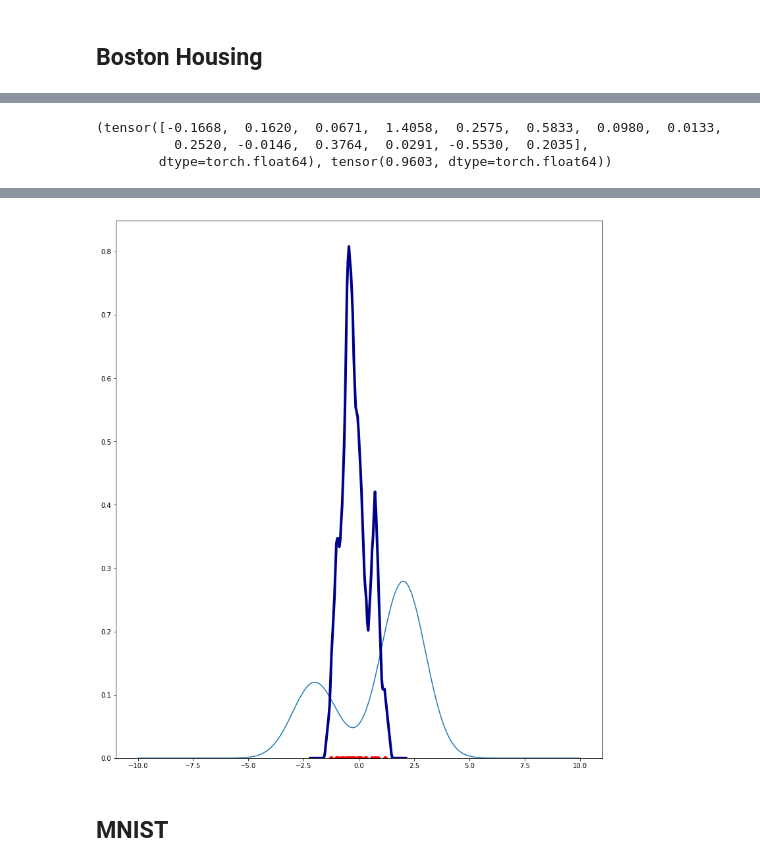
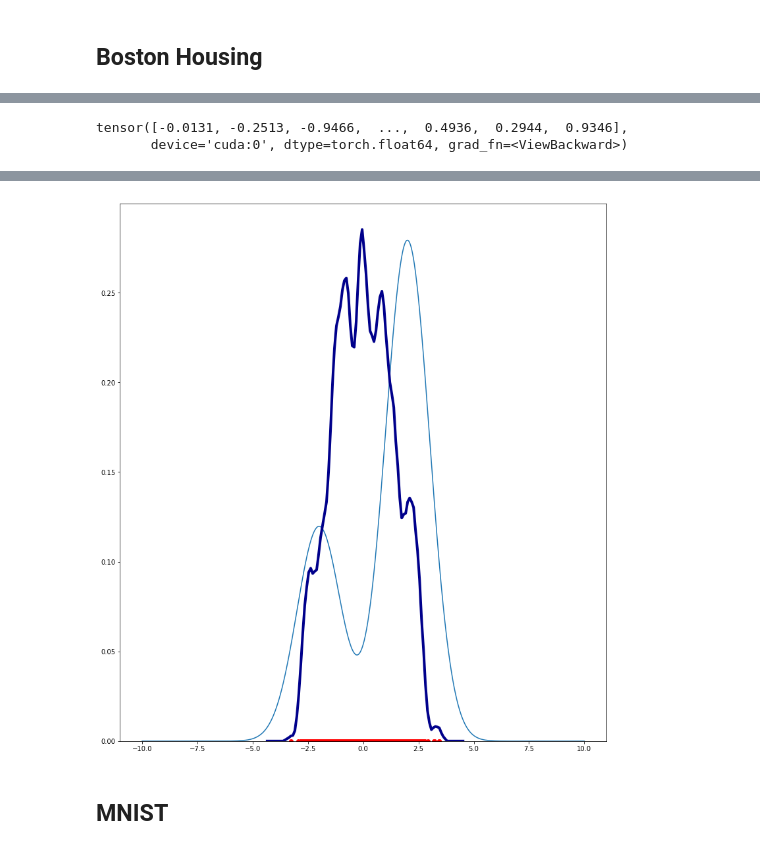
Before and after one commit to nakhodnov17/Samsung-Task, a Jupyter notebook: Stein Gradients/Stein Gradients.ipynb, the cells around one changed output, grey strips where cells are left out. Cells and saved outputs as stored; diff of their text form; code cells hidden in the pictures.

Commit message:
Implement two way of computing priors; Bug fixes

```diff
--- a/Stein Gradients/Stein Gradients.ipynb
+++ b/Stein Gradients/Stein Gradients.ipynb
@@ -47,8 +47,8 @@ if torch.cuda.is_available():
     use_cuda = True
 
 # Ignore cuda
-use_cuda = False
-device = None
+# use_cuda = False
+# device = None
 
 # Set DoubleTensor as a base type for computations
 t_type = torch.float64
@@ -557,7 +606,7 @@ class LinearTransform():
 
         ### normalize columns of matrix A
         if self.normalize:
-            self.A = torch.tensor(orth(self.A.data.numpy()), dtype=t_type, device=device)
+            self.A = torch.tensor(orth(self.A.data.cpu().numpy()), dtype=t_type, device=device)
         #self.A /= self.A.norm(dim=0)
 
         ### A^(t)A
@@ -1399,3 +1464,7 @@ dm.calc_log_term_latent_regression(X_train, y_train, X_train.shape[0])
 dm.update_latent_regression(h_type=0, kernel_type='rbf', X_batch=X_train, y_batch=y_train, train_size=X_train.shape[0])
 # %% [markdown]
 ## Boston Housing
+# %%
+net = nn.Sequential(SteinLinear(13, 1, 1000, use_var_prior=False, alpha=1e-2))
+data_distr = RegressionDistribution(1000, use_var_prior=False, betta=1e-1)
+dm = DistributionMover(task='net_reg', n_particles=1000, use_latent=False, net=net, data_distribution=data_distr)
@@ -1418,23 +1505,18 @@ tensor(7.7269, dtype=torch.float64)
-# %%
-(torch.mean(dm.lt.transform(dm.particles, n_particles_second=True), dim=1),
- torch.mean(torch.std(dm.lt.transform(dm.particles, n_particles_second=True), dim=1) ** 2))
-# %% [output]
-(tensor([-0.1668,  0.1620,  0.0671,  1.4058,  0.2575,  0.5833,  0.0980,  0.0133,
-          0.2520, -0.0146,  0.3764,  0.0291, -0.5530,  0.2035],
-        dtype=torch.float64), tensor(0.9603, dtype=torch.float64))
-# %%
-net = nn.Sequential(SteinLinear(13, 1, 30))
-data_distr = RegressionDistribution(30)
-dm = DistributionMover(task='net_reg', n_particles=30, use_latent=False, net=net, data_distribution=data_distr)
+# %%
+torch.cat([dm.net[0].weight, dm.net[0].bias]).view(-1)
+# %% [output]
+tensor([-0.0131, -0.2513, -0.9466,  ...,  0.4936,  0.2944,  0.9346],
+       device='cuda:0', dtype=torch.float64, grad_fn=<ViewBackward>)
 # %%
 try:
-    step_size = 0.005
+    step_size = 0.05
+    dm.historical_grad.zero_()
     for _ in range(100000):
         dm.update_latent_net(h_type=0, kernel_type='rbf', p=-1, X_batch=X_train, y_batch=y_train, train_size=X_train.shape[0], step_size=step_size)
         train_loss = torch.nn.MSELoss()(dm.predict_net(X_train, inference=True).view(-1), y_train)
         test_loss = torch.nn.MSELoss()(dm.predict_net(X_test, inference=True).view(-1), y_test)
 
-        if _ % 30 == 0:
+        if _ % 10 == 0:
             clear_output()
 
             sys.stdout.write('\rEpoch {0}... Empirical Loss(Train): {1:.3f}\t Empirical Loss(Test): {2:.3f}\t Kernel factor: {3:.3f}'.format(
@@ -1454,4 +1536,4 @@ Epoch 660... Empirical Loss(Train): 49.288       Empirical Loss(Test): 65.878
-[figure, old version]
+[figure, new version]
 # %% [markdown]
 ## MNIST
 # %%
```
Also changed, not shown: parts of 19 cells of this notebook.
